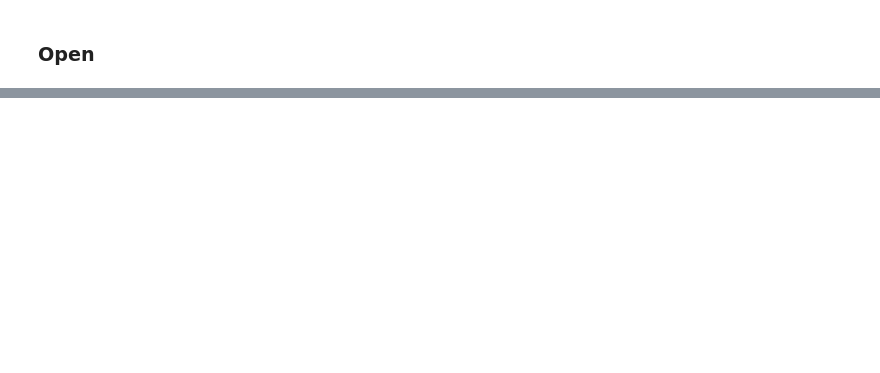
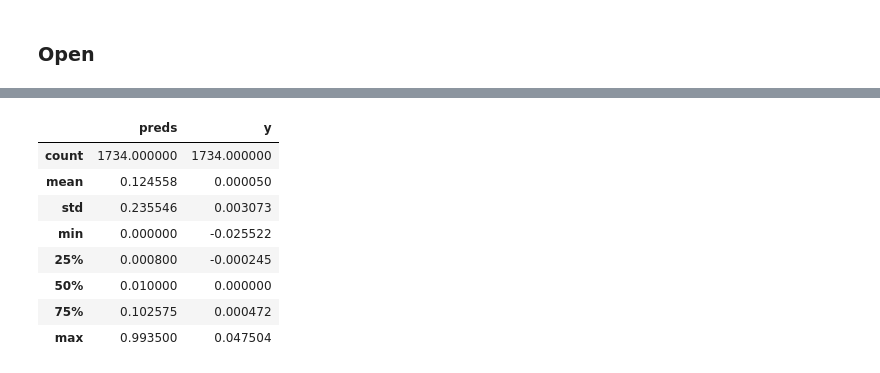
Before and after one commit to 2yan/Super-Simple, a Jupyter notebook: research.ipynb, the cells around one changed output, grey strips where cells are left out. Saved outputs shown, nothing was run; the diff lists cells and outputs as text; code cells hidden in the pictures; blank space fills up the shorter version.

```diff
--- a/research.ipynb
+++ b/research.ipynb
@@ -230,0 +263,12 @@ Name: y, dtype: int64
+# %%
+comparison.describe()
+# %% [output]
+|  | preds | y |
+| count | 1734.000000 | 1734.000000 |
+| mean | 0.124558 | 0.000050 |
+| std | 0.235546 | 0.003073 |
+| min | 0.000000 | -0.025522 |
+| 25% | 0.000800 | -0.000245 |
+| 50% | 0.010000 | 0.000000 |
+| 75% | 0.102575 | 0.000472 |
+| max | 0.993500 | 0.047504 |
```
Also changed, not shown: parts of 17 cells of this notebook, 2 other files.
